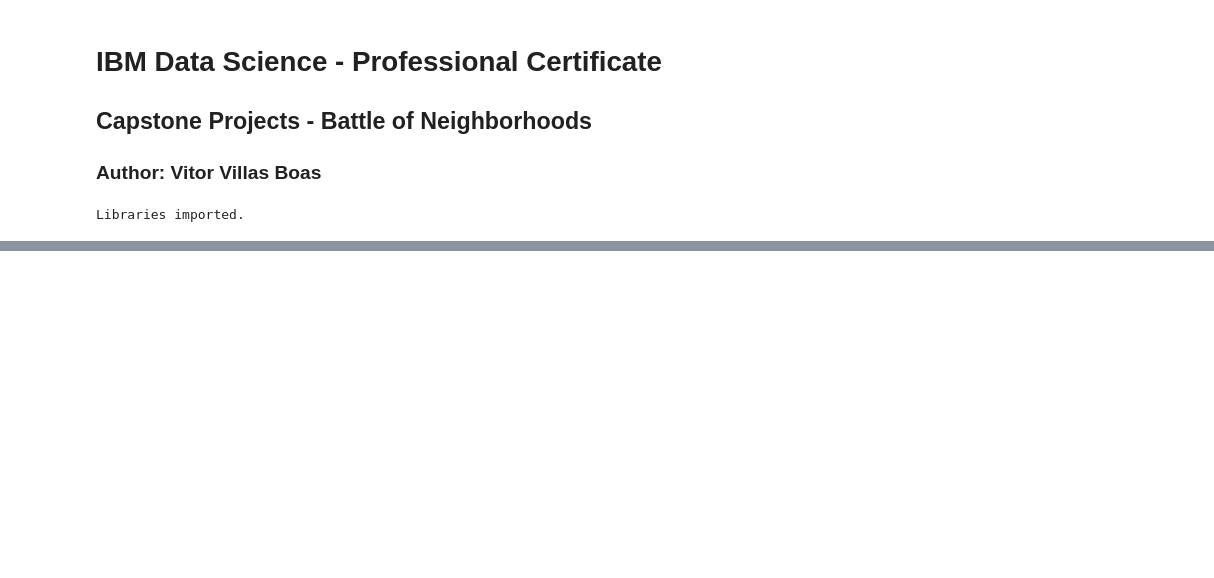
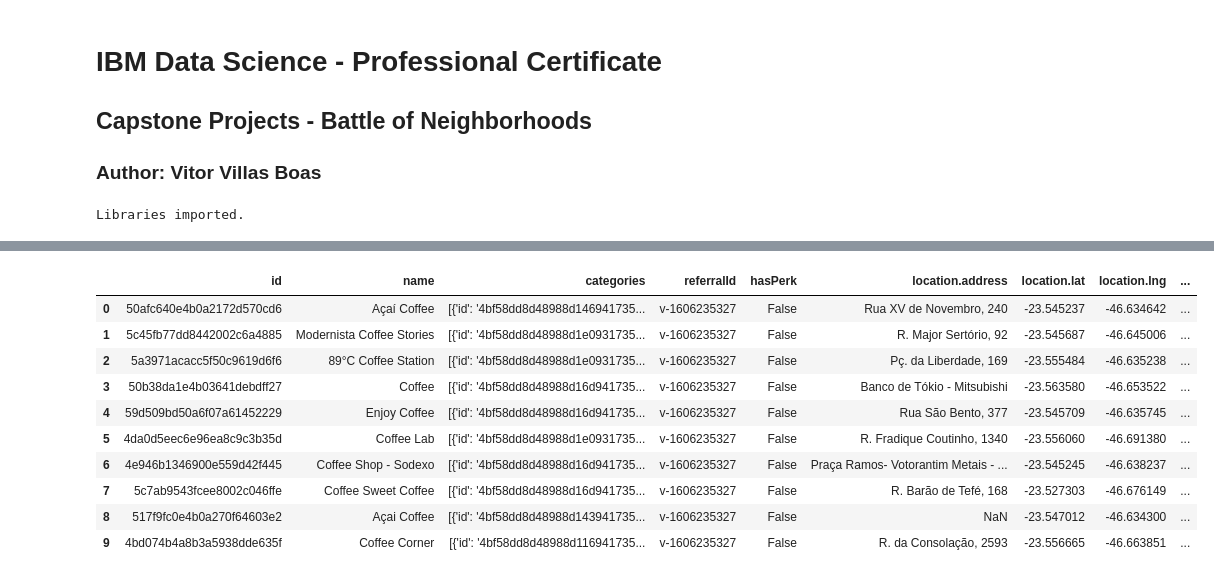
Before and after one commit to antoniovitorvb/IBM_Capstone_Project, a Jupyter notebook: Capstone_Project_The_Battle_of_Neighborhoods_(Week_1).ipynb, the cells around one changed output, grey strips where cells are left out. Drawn from its saved outputs; the diff is of its cells as text; code cells hidden in the pictures; blank space fills up the shorter version.

```diff
--- a/Capstone_Project_The_Battle_of_Neighborhoods_(Week_1).ipynb
+++ b/Capstone_Project_The_Battle_of_Neighborhoods_(Week_1).ipynb
@@ -20,12 +21,12 @@ print('Libraries imported.')
 # %% [output]
 Libraries imported.
 # %%
-CLIENT_ID = '' # your Foursquare ID
-CLIENT_SECRET = '' # your Foursquare Secret
+CLIENT_ID = 'BRQRODSZVFCG1SGCRV5IBOH3VGD0TDDJUCNTP3HW2Q23XEKE' # your Foursquare ID
+CLIENT_SECRET = 'OPQVXCAULA3B0SCVMMK1KNEKCXSFMGIE40C4UKTB1IFVGK5Q' # your Foursquare Secret
 VERSION = '20180604'
-ACCESS_TOKEN = '' # your access token to user.id
-RADIUS = 5000
-LIMIT = 40
+ACCESS_TOKEN = 'AIMBO2C1MFQ1P03XG3ZI3JRL3Z22MOEHZYOCEMZMYI325RJ4' # your access token to user.id
+RADIUS = 10000
+LIMIT = 100
 # %%
 # !wget -q -O 'newyork_data.json' https://cf-courses-data.s3.us.cloud-object-storage.appdomain.cloud/IBMDeveloperSkillsNetwork-DS0701EN-SkillsNetwork/labs/newyork_data.json
 # print('Data downloaded!')
@@ -48,0 +84,28 @@ with open('newyork_data.json') as json_data:
+# %%
+QUERY = "Coffee"
+url_SP = "https://api.foursquare.com/v2/venues/search?client_id={}&client_secret={}&oauth_token={}&v={}&query={}&radius={}&limit={}&near={}".format(
+    CLIENT_ID,
+    CLIENT_SECRET,
+    ACCESS_TOKEN,
+    VERSION,
+    QUERY,
+    RADIUS,
+    LIMIT,
+    CITY)
+Coffee_results = requests.get(url_SP).json()
+# %%
+coffee_venues = Coffee_results['response']['venues']
+coffee_df = pd.json_normalize(coffee_venues)
+coffee_df.head(10)
+# %% [output]
+|  | id | name | categories | referralId | hasPerk | location.address | location.lat | location.lng | ... |
+| 0 | 50afc640e4b0a2172d570cd6 | Açaí Coffee | [{'id': '4bf58dd8d48988d146941735... | v-1606235327 | False | Rua XV de Novembro, 240 | -23.545237 | -46.634642 | ... |
+| 1 | 5c45fb77dd8442002c6a4885 | Modernista Coffee Stories | [{'id': '4bf58dd8d48988d1e0931735... | v-1606235327 | False | R. Major Sertório, 92 | -23.545687 | -46.645006 | ... |
+| 2 | 5a3971acacc5f50c9619d6f6 | 89°C Coffee Station | [{'id': '4bf58dd8d48988d1e0931735... | v-1606235327 | False | Pç. da Liberdade, 169 | -23.555484 | -46.635238 | ... |
+| 3 | 50b38da1e4b03641debdff27 | Coffee | [{'id': '4bf58dd8d48988d16d941735... | v-1606235327 | False | Banco de Tókio - Mitsubishi | -23.563580 | -46.653522 | ... |
+| 4 | 59d509bd50a6f07a61452229 | Enjoy Coffee | [{'id': '4bf58dd8d48988d16d941735... | v-1606235327 | False | Rua São Bento, 377 | -23.545709 | -46.635745 | ... |
+| 5 | 4da0d5eec6e96ea8c9c3b35d | Coffee Lab | [{'id': '4bf58dd8d48988d1e0931735... | v-1606235327 | False | R. Fradique Coutinho, 1340 | -23.556060 | -46.691380 | ... |
+| 6 | 4e946b1346900e559d42f445 | Coffee Shop - Sodexo | [{'id': '4bf58dd8d48988d16d941735... | v-1606235327 | False | Praça Ramos- Votorantim Metais - ... | -23.545245 | -46.638237 | ... |
+| 7 | 5c7ab9543fcee8002c046ffe | Coffee Sweet Coffee | [{'id': '4bf58dd8d48988d16d941735... | v-1606235327 | False | R. Barão de Tefé, 168 | -23.527303 | -46.676149 | ... |
+| 8 | 517f9fc0e4b0a270f64603e2 | Açai Coffee | [{'id': '4bf58dd8d48988d143941735... | v-1606235327 | False | NaN | -23.547012 | -46.634300 | ... |
+| 9 | 4bd074b4a8b3a5938dde635f | Coffee Corner | [{'id': '4bf58dd8d48988d116941735... | v-1606235327 | False | R. da Consolação, 2593 | -23.556665 | -46.663851 | ... |
```
Also changed, not shown: parts of 10 cells of this notebook.
